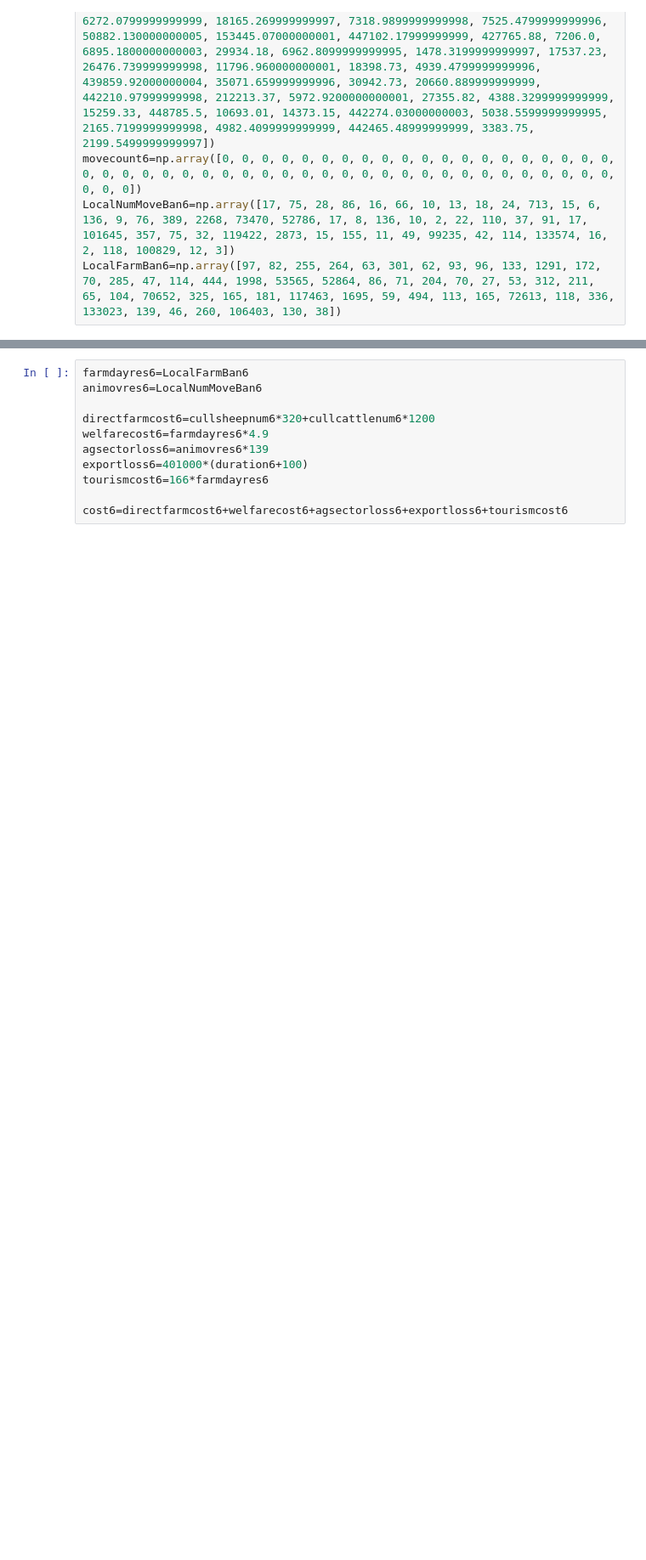
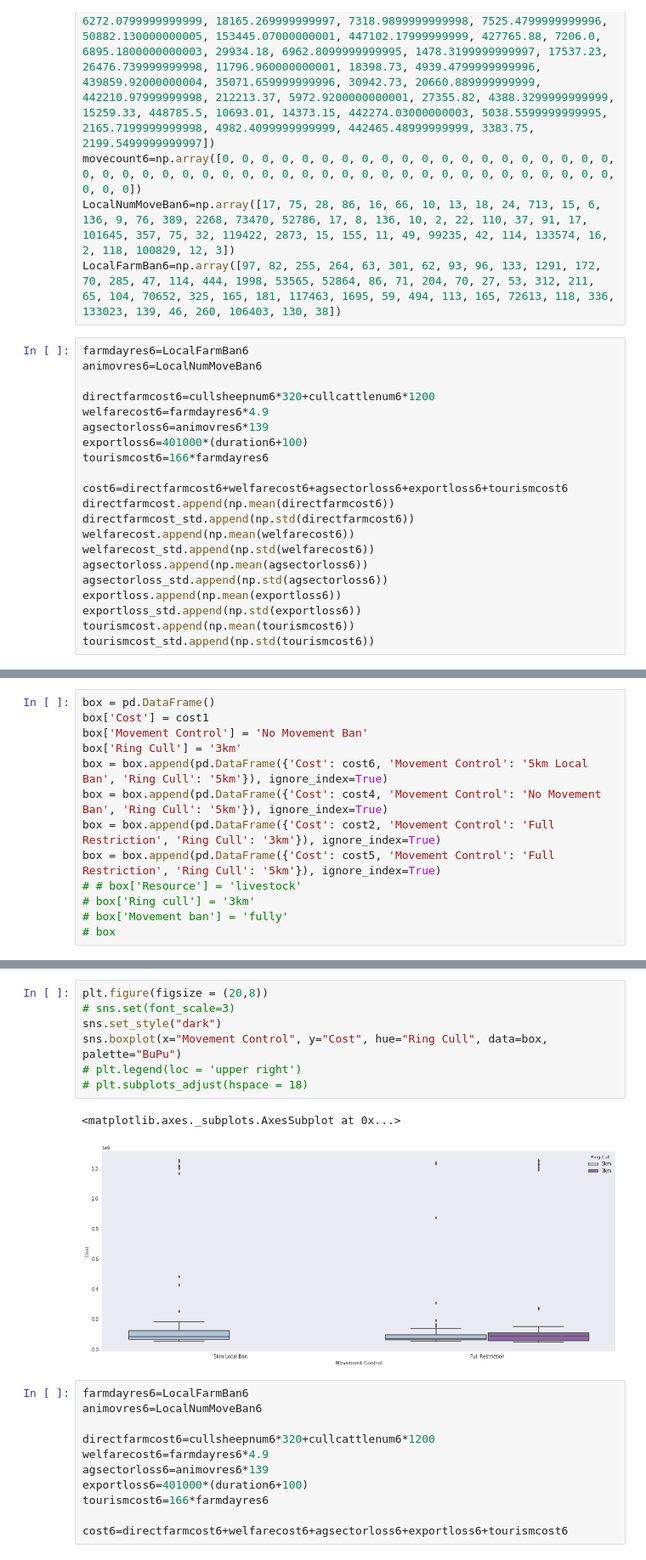
Before and after one commit to susiecant/FMD-RSG, a Jupyter notebook: cost-analysis-box-plot.ipynb, the cells around one changed output, grey strips where cells are left out. Shown at 85% size. Drawn from its saved outputs; the diff is of its cells as text; blank space fills up the shorter version.

```diff
--- a/cost-analysis-box-plot.ipynb
+++ b/cost-analysis-box-plot.ipynb
@@ -118,3 +185,24 @@ cullcattlenum6=np.array([1123.24, 9963.6399999999994, 20526.050000000003, 14122.
 movecount6=np.array([0, 0, 0, 0, 0, 0, 0, 0, 0, 0, 0, 0, 0, 0, 0, 0, 0, 0, 0, 0, 0, 0, 0, 0, 0, 0, 0, 0, 0, 0, 0, 0, 0, 0, 0, 0, 0, 0, 0, 0, 0, 0, 0, 0, 0, 0, 0, 0, 0, 0])
 LocalNumMoveBan6=np.array([17, 75, 28, 86, 16, 66, 10, 13, 18, 24, 713, 15, 6, 136, 9, 76, 389, 2268, 73470, 52786, 17, 8, 136, 10, 2, 22, 110, 37, 91, 17, 101645, 357, 75, 32, 119422, 2873, 15, 155, 11, 49, 99235, 42, 114, 133574, 16, 2, 118, 100829, 12, 3])
 LocalFarmBan6=np.array([97, 82, 255, 264, 63, 301, 62, 93, 96, 133, 1291, 172, 70, 285, 47, 114, 444, 1998, 53565, 52864, 86, 71, 204, 70, 27, 53, 312, 211, 65, 104, 70652, 325, 165, 181, 117463, 1695, 59, 494, 113, 165, 72613, 118, 336, 133023, 139, 46, 260, 106403, 130, 38])
+# %%
+farmdayres6=LocalFarmBan6
+animovres6=LocalNumMoveBan6
+
+directfarmcost6=cullsheepnum6*320+cullcattlenum6*1200
+welfarecost6=farmdayres6*4.9
+agsectorloss6=animovres6*139
+exportloss6=401000*(duration6+100)
+tourismcost6=166*farmdayres6
+
+cost6=directfarmcost6+welfarecost6+agsectorloss6+exportloss6+tourismcost6
+directfarmcost.append(np.mean(directfarmcost6))
+directfarmcost_std.append(np.std(directfarmcost6))
+welfarecost.append(np.mean(welfarecost6))
+welfarecost_std.append(np.std(welfarecost6))
+agsectorloss.append(np.mean(agsectorloss6))
+agsectorloss_std.append(np.std(agsectorloss6))
+exportloss.append(np.mean(exportloss6))
+exportloss_std.append(np.std(exportloss6))
+tourismcost.append(np.mean(tourismcost6))
+tourismcost_std.append(np.std(tourismcost6))
@@ -120,0 +225,13 @@ LocalFarmBan6=np.array([97, 82, 255, 264, 63, 301, 62, 93, 96, 133, 1291, 172, 7
+# %%
+box = pd.DataFrame()
+box['Cost'] = cost1
+box['Movement Control'] = 'No Movement Ban'
+box['Ring Cull'] = '3km'
+box = box.append(pd.DataFrame({'Cost': cost6, 'Movement Control': '5km Local Ban', 'Ring Cull': '5km'}), ignore_index=True)
+box = box.append(pd.DataFrame({'Cost': cost4, 'Movement Control': 'No Movement Ban', 'Ring Cull': '5km'}), ignore_index=True)
+box = box.append(pd.DataFrame({'Cost': cost2, 'Movement Control': 'Full Restriction', 'Ring Cull': '3km'}), ignore_index=True)
+box = box.append(pd.DataFrame({'Cost': cost5, 'Movement Control': 'Full Restriction', 'Ring Cull': '5km'}), ignore_index=True)
+# # box['Resource'] = 'livestock'
+# box['Ring cull'] = '3km'
+# box['Movement ban'] = 'fully'
+# box
@@ -121,3 +248,13 @@ LocalFarmBan6=np.array([97, 82, 255, 264, 63, 301, 62, 93, 96, 133, 1291, 172, 7
+# %%
+plt.figure(figsize = (20,8))
+# sns.set(font_scale=3)
+sns.set_style("dark")
+sns.boxplot(x="Movement Control", y="Cost", hue="Ring Cull", data=box, palette="BuPu")
+# plt.legend(loc = 'upper right')
+# plt.subplots_adjust(hspace = 18)
+# %% [output]
+<matplotlib.axes._subplots.AxesSubplot at 0x...>
+[figure, added]
 # %%
 farmdayres6=LocalFarmBan6
 animovres6=LocalNumMoveBan6
```
Also changed, not shown: parts of 22 cells of this notebook.
